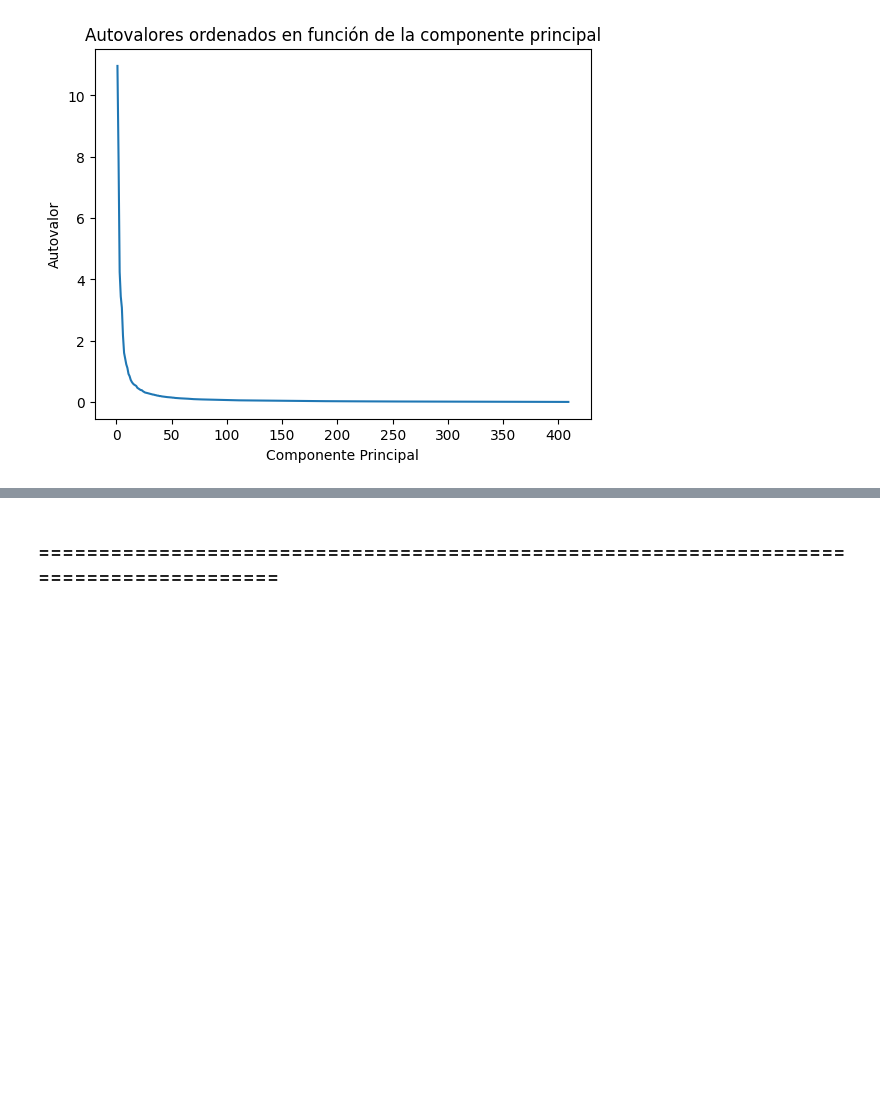
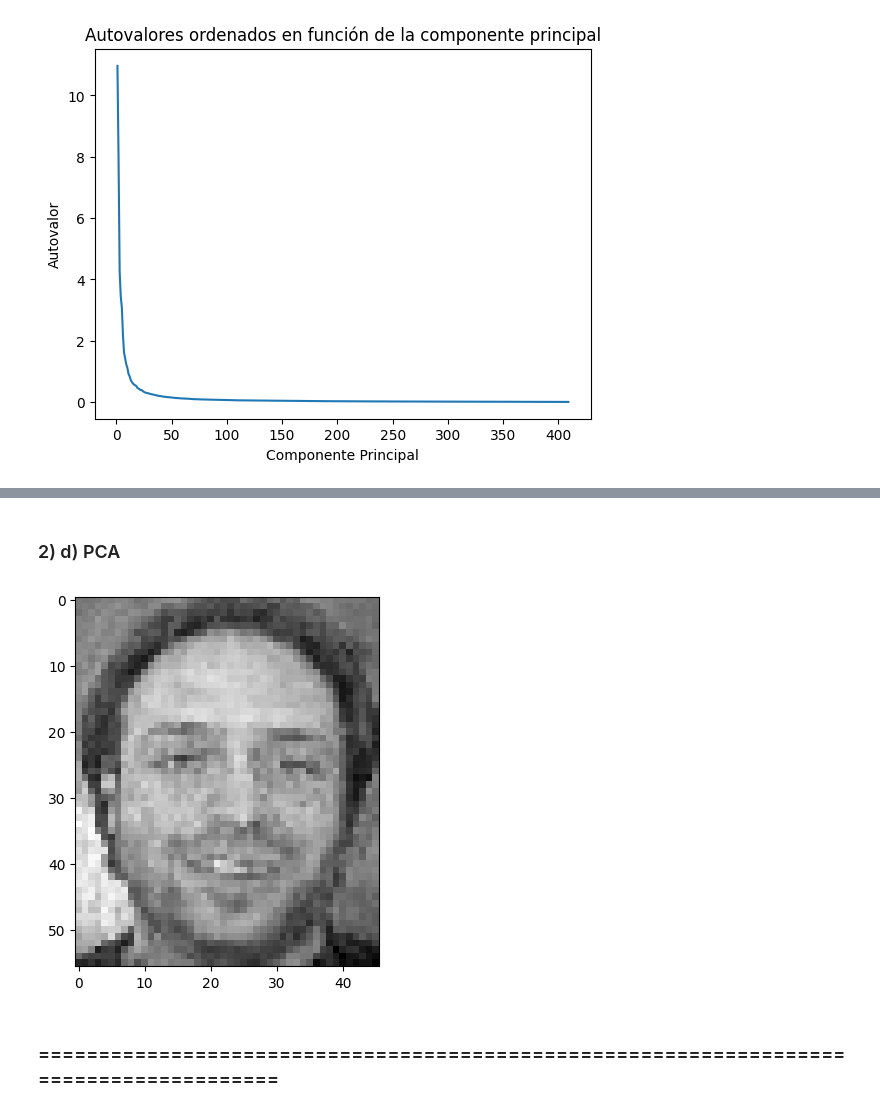
Before and after one commit to fedesassone/1c-2023-metodos-tp2, a Jupyter notebook: docs/ej1.ipynb, the cells around one changed output, grey strips where cells are left out. Drawn from its saved outputs; the diff is of its cells as text; code cells hidden in the pictures; blank space fills up the shorter version.

```diff
--- a/docs/ej1.ipynb
+++ b/docs/ej1.ipynb
@@ -147,3 +150,35 @@ plt.show()
+# %% [markdown]
+### 2) d) PCA
+# %%
+paths = []
+imgs = []
+for path in sorted(list(Path('caras').rglob('*/*.pgm'))):
+    paths.append(path)
+    imgs.append(plt.imread(path)[::2,::2]/255)
+X = np.stack(imgs)
+
+
+# # Imagen original
+# plt.imshow(X[0], cmap='gray')
+
+
+# Obtengo las primeras k componentes principales
+k = 409  # Número deseado de componentes principales
+componentes_principales = v[:, :k]
+
+# Proyecto la imagen original en el espacio de las componentes principales
+proyeccion = componentes_principales.T @ X[0].flatten()
+
+# Reconstruyo la imagen a partir de las k componentes principales
+imagen_reconstruida = componentes_principales @ proyeccion
+
+# Reshape de la imagen reconstruida a la forma original
+imagen_reconstruida = imagen_reconstruida.reshape(X[0].shape)
+
+plt.imshow(imagen_reconstruida, cmap='gray')
+plt.show()
+# %% [output]
+[figure, added]
 # %% [markdown]
 ### =======================================================================================
 # %% [markdown]
```
Also changed, not shown: parts of 12 cells of this notebook, 3 other files.
